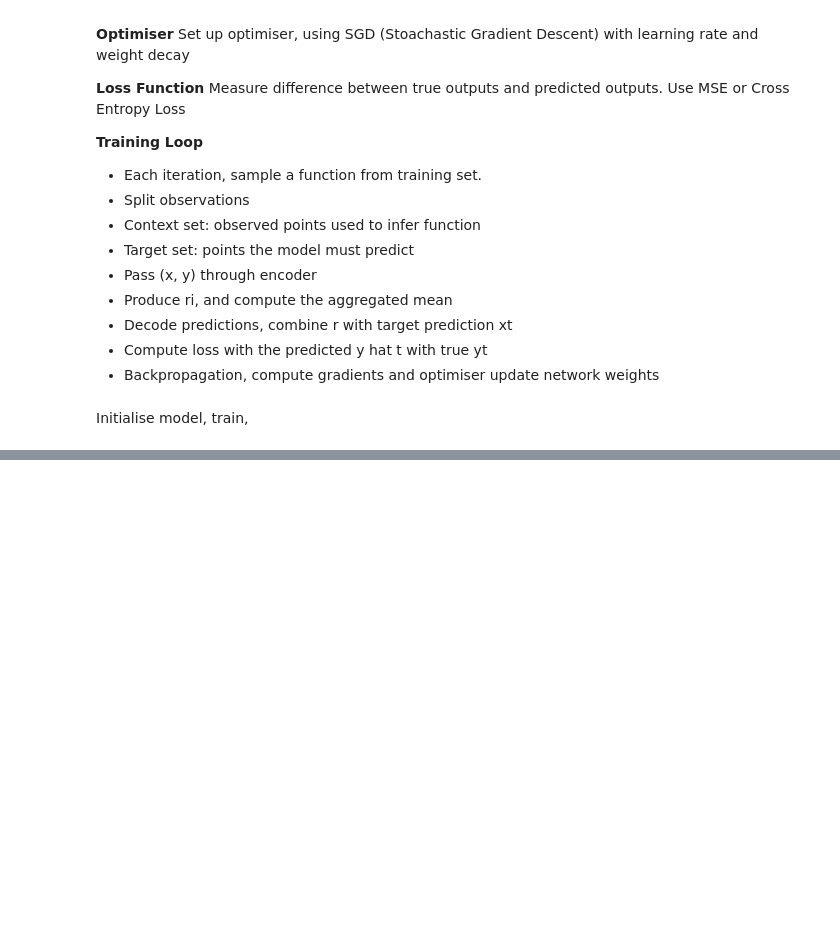
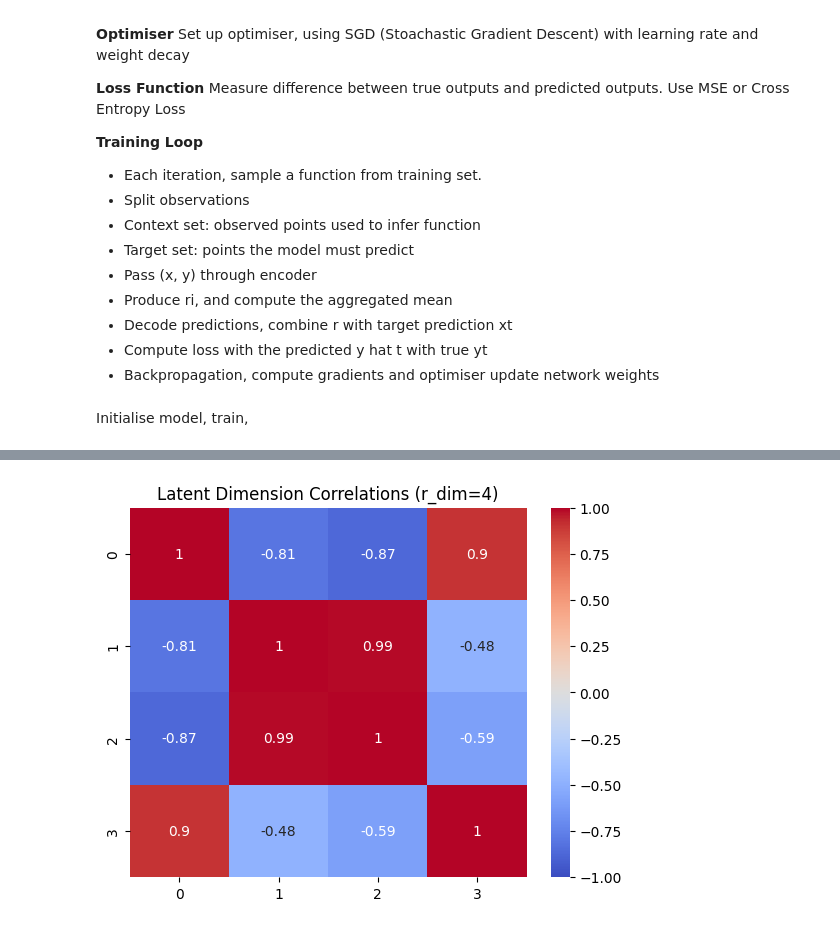
Before and after one commit to mahinm23/Curve-Fitting-CW, a Jupyter notebook: CW Notebook.ipynb, the cells around one changed output, grey strips where cells are left out. Drawn from its saved outputs; the diff is of its cells as text; code cells hidden in the pictures; blank space fills up the shorter version.

Commit message:
test eval, analysis, heatmap

```diff
--- a/CW Notebook.ipynb
+++ b/CW Notebook.ipynb
@@ -325,0 +361,9 @@ Text(0.5, 1.0, 'Training Loss (Zoomed)')
+# %%
+# Run the evaluate function on each of the three models using the 10_stride1 context set
+# A lower error means the model was better at predicting unseen functions
+
+context = test_contexts['10_stride1']
+
+print("model_2 error:", evaluate_model(model_2, x_test, y_test, context))
+print("model_4 error:", evaluate_model(model_4, x_test, y_test, context))
+print("model_8 error:", evaluate_model(model_8, x_test, y_test, context))
@@ -325,0 +391,31 @@ Text(0.5, 1.0, 'Training Loss (Zoomed)')
+# %%
+import seaborn as sns
+
+# Extract the latent representations from model_4 on the test context set
+# We pass the context points through the encoder and average to get one r vector per function
+
+model_4.eval()
+with torch.no_grad():
+    x_c = context['x']
+    y_c = context['y']
+
+    # Pass context pairs through the encoder to get r_i for each point
+    xy = torch.cat([x_c, y_c], dim=-1)
+    r_i = model_4.encoder(xy)
+
+    # Average across context points to get one latent vector per function
+    # Shape: [300, 4]
+    r = torch.mean(r_i, dim=1)
+
+# Convert to numpy and compute the correlation matrix between the 4 latent dimensions
+r_np = r.numpy()
+corr = np.corrcoef(r_np.T)
+
+# Plot the correlation matrix as a heatmap
+# Values close to 0 mean the dimensions are uncorrelated (disentangled)
+plt.figure()
+sns.heatmap(corr, annot=True, cmap='coolwarm', vmin=-1, vmax=1)
+plt.title("Latent Dimension Correlations (r_dim=4)")
+plt.show()
+# %% [output]
+[figure, added]
```
Also changed, not shown: parts of 12 cells of this notebook, 2 other files.
